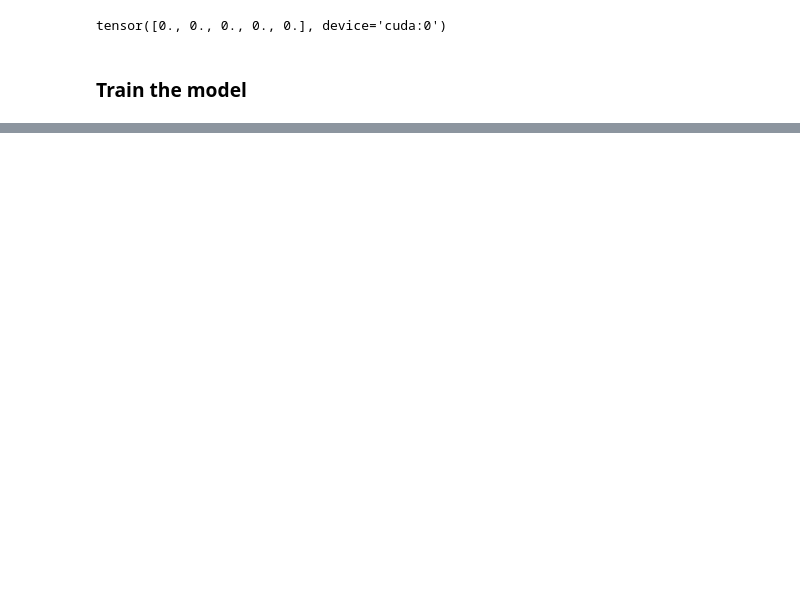
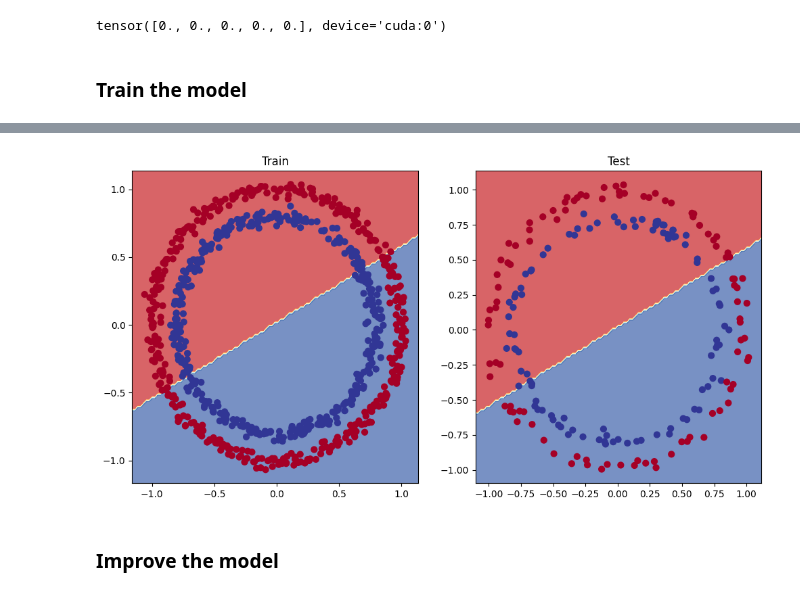
Before and after one commit to TonyQ2k3/pytorch-training, a Jupyter notebook: notebooks/pytorch_day4.ipynb, the cells around one changed output, grey strips where cells are left out. Saved outputs shown, nothing was run; the diff lists cells and outputs as text; code cells hidden in the pictures; blank space fills up the shorter version.

```diff
--- a/notebooks/pytorch_day4.ipynb
+++ b/notebooks/pytorch_day4.ipynb
@@ -164,9 +158,9 @@ tensor([0., 0., 0., 0., 0.], device='cuda:0')
 # %%
 # Setup loss func, optimizer and epoch
 loss_fn = nn.BCEWithLogitsLoss()
-optimizer = torch.optim.SGD(params=circle_model.parameters(), lr=0.1)
+optimizer = torch.optim.SGD(params=circle_model.parameters(), lr=0.01)
 activation_fn = nn.Sigmoid()
-epochs = 100
+epochs = 1000
 # %%
 def accuracy_function(y_true, y_pred):
   correct = torch.eq(y_true, y_pred).sum().item()
@@ -218,0 +243,15 @@ Epoch: 90 | Train Loss: 0.69553 | Test Loss: 0.691 | Train Acc: 47.37500 | Test
+# %%
+# Visualize result
+from helper_functions import plot_predictions, plot_decision_boundary
+
+plt.figure(figsize=(12, 6))
+plt.subplot(1, 2, 1)
+plt.title("Train")
+plot_decision_boundary(circle_model, x_train, y_train)
+plt.subplot(1, 2, 2)
+plt.title("Test")
+plot_decision_boundary(circle_model, x_test, y_test)
+# %% [output]
+[figure, added]
+# %% [markdown]
+### Improve the model
```
Also changed, not shown: parts of 9 cells of this notebook.
